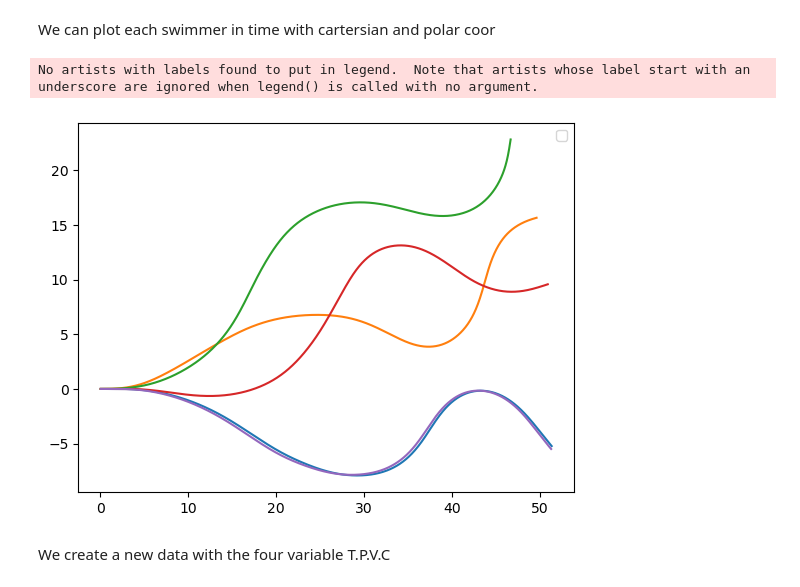
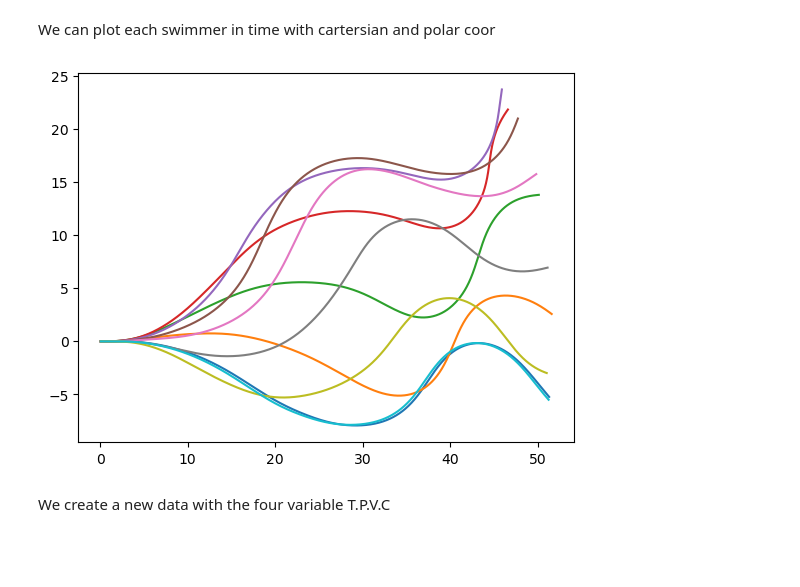
Before and after one commit to chahid001/Project-optimal-spespe-for-the-challenge-2-of-the-HACKATHON-inFer-GW4-network-Fertility-In-Vitro-, a Jupyter notebook: jup.ipynb, the cells around one changed output. Drawn from its saved outputs; the diff is of its cells as text; code cells hidden in the pictures; blank space fills up the shorter version.

```diff
--- a/jup.ipynb
+++ b/jup.ipynb
@@ -66,10 +66,9 @@ def ploting_beat_pattern(path, tau=5, polair = False): # the arguments tau and p
         ax1.plot(x,y)
     plt.savefig("graph.jpeg")
 # %%
-ploting_beat_pattern("all_data/1.csv",5)
+ploting_beat_pattern("all_data/1.csv",10)
 # %% [output]
-No artists with labels found to put in legend.  Note that artists whose label start with an underscore are ignored when legend() is called with no argument.
-[figure, old version]
+[figure, new version]
 # %% [markdown]
 We create a new data with the four variable T.P.V.C
 # %%
```
